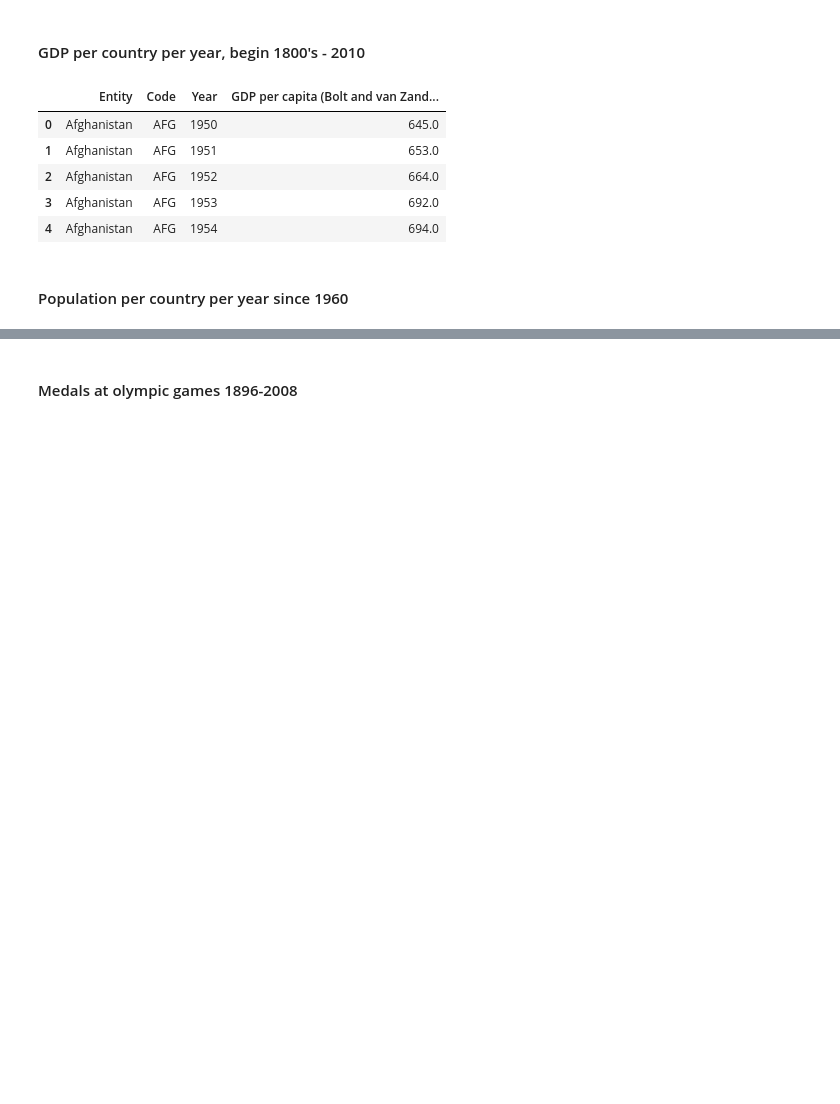
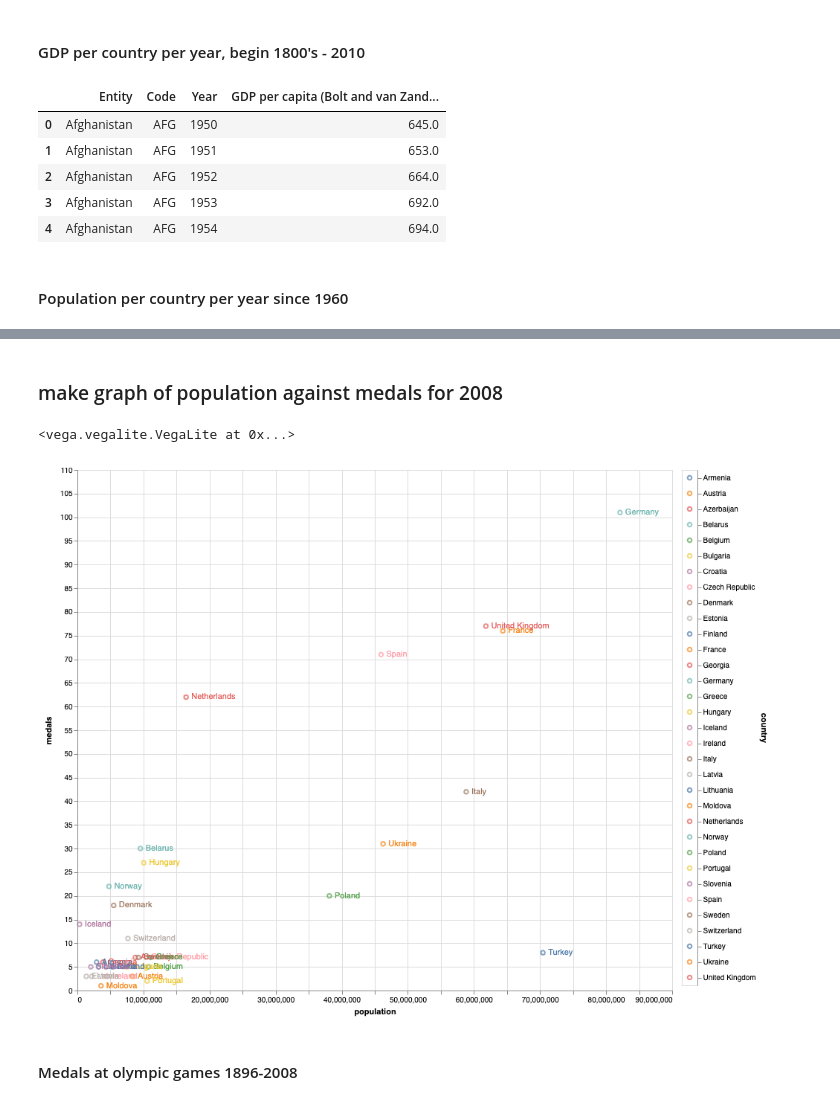
Before and after one commit to stufi04/storytelling, a Jupyter notebook: datavis 2 exploration.ipynb, the cells around one changed output, grey strips where cells are left out. Saved outputs shown, nothing was run; the diff lists cells and outputs as text; code cells hidden in the pictures; blank space fills up the shorter version.

Commit message:
added second graph

```diff
--- a/datavis 2 exploration.ipynb
+++ b/datavis 2 exploration.ipynb
@@ -49,0 +57,4 @@ population.head()
+# %%
+meds2008 = medalsPerCountryPerYear.loc[medalsPerCountryPerYear['Edition']==2008][['NOC','number_medals']]
+# meds2008
+# medalsPerCountryPerYear.iloc[0][['Edition']] == 2008
@@ -49,0 +73,56 @@ population.head()
+# %%
+europe = ['Albania','Andorra','Armenia','Austria','Azerbaijan','Belarus',
+          'Belgium','Bosnia and Herzegovina','Bulgaria','Croatia','Cyprus',
+          'Czechia','Czech Republic','Denmark','Estonia','Finland','France',
+          'Georgia','Germany','Greece','Hungary','Iceland','Ireland','Italy',
+          'Kosovo','Latvia','Liechtenstein','Lithuania','Luxembourg','Malta',
+          'Moldova','Monaco','Montenegro','Netherlands','North Macedonia',
+          'Macedonia','Norway','Poland','Portugal','Romania','Russia',
+          'Russian Federation','San Marino','Serbia','Slovakia','Slovak Republic',
+          'Slovenia','Spain','Sweden','Switzerland','Turkey','Ukraine',
+          'United Kingdom','UK','Vatican City']
+
+europeDF = pd.DataFrame(europe)
+europeDF.columns = ['country']
+popMeds2008 = pd.merge(popMeds2008, europeDF, on = 'country')
+# %% [markdown]
+### make graph of population against medals for 2008
+# %%
+import altair as alt
+import pandas as pd
+
+selection = alt.selection_multi( fields=['country'])
+color = alt.condition(selection,
+                      alt.Color('country:N', legend=None),
+                      alt.value('lightgray'))
+
+points = alt.Chart(popMeds2008).mark_point().encode(
+    x='population:Q',
+    y='medals:Q',
+    color=color
+)
+
+text = points.mark_text(
+    align='left',
+    baseline='middle',
+    dx=7
+).encode(
+    text='country'
+).properties(
+    width=800, height=700
+)
+
+legend = alt.Chart(popMeds2008).mark_point().encode(
+    y=alt.Y('country:N', axis=alt.Axis(orient='right')),
+    color=color
+).add_selection(
+    selection
+)
+
+
+chart = points + text | legend
+
+chart
+# %% [output]
+<vega.vegalite.VegaLite at 0x...>
+[figure, added]
```
Also changed, not shown: parts of 6 cells of this notebook, 4 other files.
